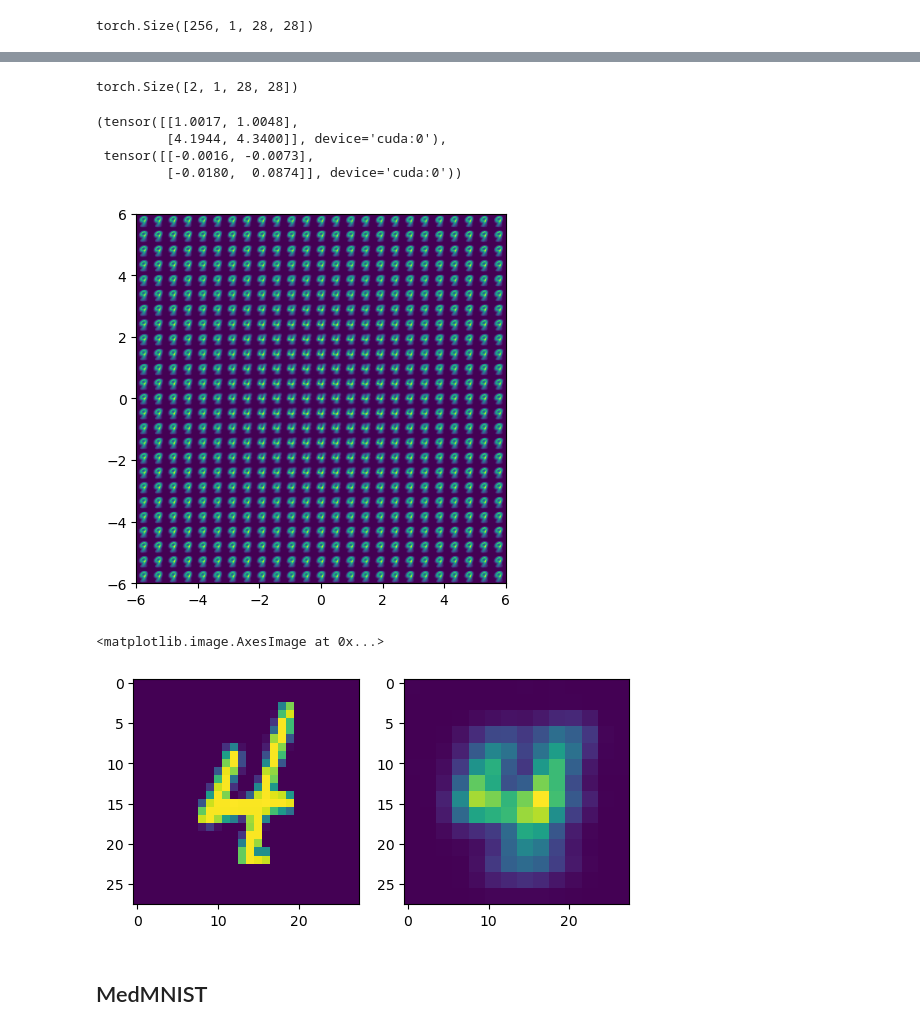
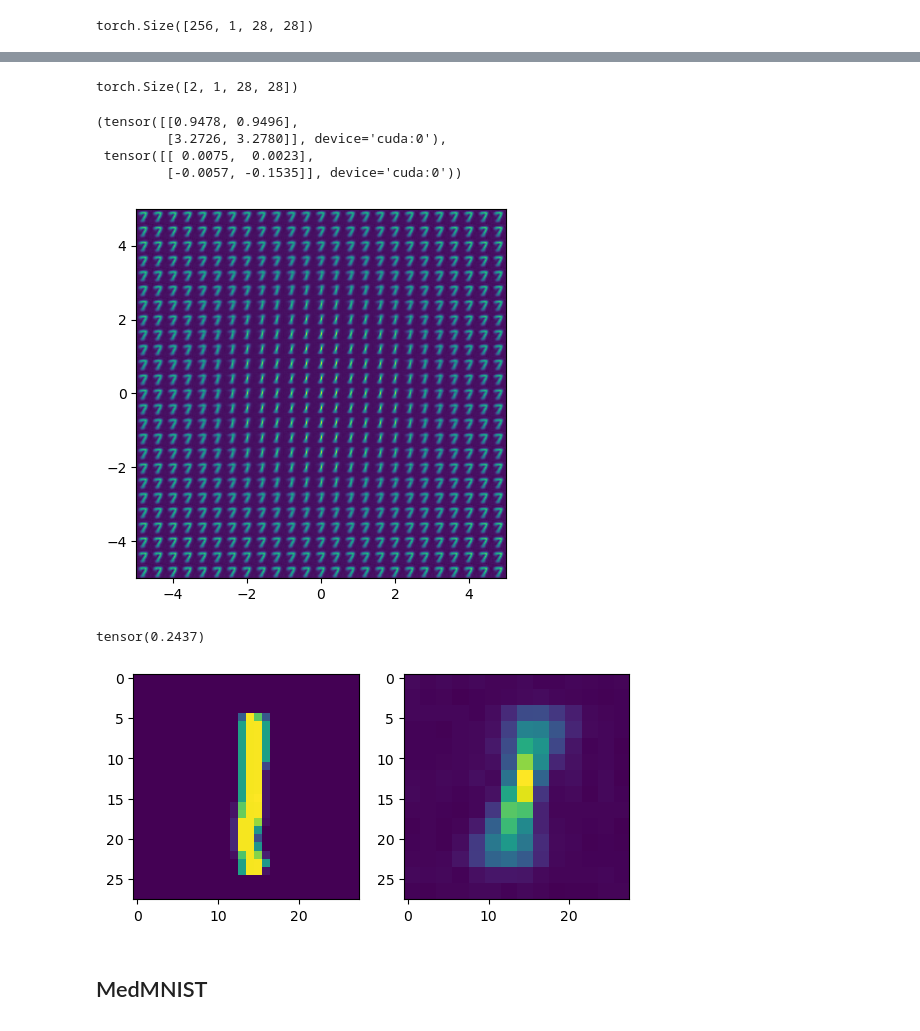
Before and after one commit to SolidusAbi/AnomalyDetection, a Jupyter notebook: notebooks/vae.ipynb, the cells around one changed output, grey strips where cells are left out. Drawn from its saved outputs; the diff is of its cells as text; code cells hidden in the pictures.

```diff
--- a/notebooks/vae.ipynb
+++ b/notebooks/vae.ipynb
@@ -18,11 +18,16 @@ from torchvision.datasets import MNIST
 from torchvision import transforms
 from torch.utils.data import Subset, DataLoader
 
+data_transform = transforms.Compose([
+    transforms.ToTensor(),
+    transforms.Normalize((0.5,), (0.5,))
+])
+
 dataset_full = MNIST('data/', train = True, download = True, transform = transforms.ToTensor())
 # idx = torch.where((dataset_full.targets == 0) | (dataset_full.targets == 2))[0]
-normal_idx = torch.where((dataset_full.targets == 4))[0]
-anomaly_idx = torch.where((dataset_full.targets == 9))[0]
-idx = torch.cat([normal_idx, anomaly_idx[:512]])
+normal_idx = torch.where((dataset_full.targets == 1))[0]
+anomaly_idx = torch.where((dataset_full.targets == 7))[0]
+idx = torch.cat([normal_idx, anomaly_idx[:1024]])
 
 # change labels to 0 and 1, the rest to -1
 dataset_full.targets = torch.ones_like(dataset_full.targets) * -1
@@ -91,7 +96,7 @@ class VariationalEncoder(nn.Linear, VariationalLayer):
     '''
         This implementation is for anomaly detection.
     '''
-    def __init__(self, in_features, out_features, bias=True, sigma_anomaly=5) -> None:
+    def __init__(self, in_features, out_features, bias=True, sigma_anomaly=3) -> None:
         super(VariationalEncoder, self).__init__(in_features, out_features, bias)
         self.log_sigma_weight = Parameter(torch.Tensor(out_features, in_features))
         self.log_sigma_bias = Parameter(torch.Tensor(out_features))
@@ -104,9 +109,9 @@ class VariationalEncoder(nn.Linear, VariationalLayer):
     def forward(self, x: torch.Tensor) -> torch.Tensor:
         mu = F.linear(x, self.weight, self.bias)
         # sigma = torch.exp(F.linear(x, self.log_sigma_weight))
-        # sigma = torch.exp(F.linear(x, self.log_sigma_weight, self.log_sigma_bias))
+        sigma = torch.exp(F.linear(x, self.log_sigma_weight, self.log_sigma_bias))
         # sigma = torch.exp(0.5 * F.linear(x*x, self.log_sigma_weight, self.log_sigma_bias))
-        sigma = torch.exp(0.5 * F.linear(x, self.log_sigma_weight, self.log_sigma_bias))
+        # sigma = torch.exp(0.5 * F.linear(x, self.log_sigma_weight, self.log_sigma_bias))
 
         # if self.training:
         self.mu, self.sigma = mu, sigma
@@ -165,16 +168,16 @@ class VAE(nn.Module):
         conv_out_size = input_size // (2*2)
         self.encoder = nn.Sequential(
             nn.Conv2d(1,8, 3, stride=1, padding=1),
-            # nn.Dropout2d(0.5),
+            nn.Dropout2d(0.2),
             nn.ReLU(),
             nn.MaxPool2d(3, stride=2, padding=1),
             nn.Conv2d(8, 12, 3, stride=1, padding=1),
-            # nn.Dropout2d(0.5),
+            nn.Dropout2d(0.2),
             nn.ReLU(),
             nn.MaxPool2d(3, stride=2, padding=1),
             nn.Flatten(),
             nn.Linear(12*(conv_out_size**2), 128),
-            # nn.Dropout(0.5),
+            nn.Dropout(0.2),
             nn.ReLU(),
         )
 
@@ -182,19 +185,19 @@ class VAE(nn.Module):
 
         self.decoder = nn.Sequential(
             nn.Linear(latent_space, 128),
-            # nn.Dropout(0.5),
+            nn.Dropout(0.1),
             nn.ReLU(),
             nn.Linear(128, 12*(conv_out_size**2)),
-            # nn.Dropout(0.5),
+            nn.Dropout(0.1),
             nn.ReLU(),
             nn.Unflatten(1, (12, conv_out_size, conv_out_size)),
             nn.Conv2d(12, 8, 3, stride=1, padding=1),
-            # nn.Dropout2d(0.5),
+            nn.Dropout2d(0.1),
             nn.ReLU(),
             nn.Upsample(scale_factor=2),
             nn.Conv2d(8, 1, 3, stride=1, padding=1),
             nn.Upsample(scale_factor=2),
-            nn.Sigmoid()
+            # nn.Sigmoid()
         )
 
 
@@ -302,10 +321,10 @@ with torch.no_grad():
 model.botleneck.sigma.detach(), model.botleneck.mu.detach()
 # %% [output]
 torch.Size([2, 1, 28, 28])
-(tensor([[1.0017, 1.0048],
-         [4.1944, 4.3400]], device='cuda:0'),
- tensor([[-0.0016, -0.0073],
-         [-0.0180,  0.0874]], device='cuda:0'))
+(tensor([[0.9478, 0.9496],
+         [3.2726, 3.2780]], device='cuda:0'),
+ tensor([[ 0.0075,  0.0023],
+         [-0.0057, -0.1535]], device='cuda:0'))
 # %%
 import numpy as np
 def plot_reconstructed(autoencoder, r0=(-10, 10), r1=(-10, 10), n=12):
@@ -320,19 +339,23 @@ def plot_reconstructed(autoencoder, r0=(-10, 10), r1=(-10, 10), n=12):
     plt.imshow(img, extent=[*r0, *r1])
 # %%
 model.eval()
-plot_reconstructed(model.to(device), r0=(-6, 6), r1=(-6, 6), n=25)
+plot_reconstructed(model.to(device), r0=(-5, 5), r1=(-5, 5), n=25)
 # %% [output]
-[figure, old version]
+[figure, new version]
 # %%
 x = next(iter(train_loader))[0]
 plt.subplot(1,2,1)
 plt.imshow(x[0,0])
 
+x_hat = torch.sigmoid(model(x.cuda()).detach().cpu())
+
 plt.subplot(1,2,2)
-plt.imshow(model(x.cuda()).detach().cpu()[0,0])
+plt.imshow(x_hat[0,0])
+
+mse_loss(x, x_hat)
 # %% [output]
-<matplotlib.image.AxesImage at 0x...>
+tensor(0.2437)
-[figure, old version]
+[figure, new version]
 # %% [markdown]
 ## MedMNIST
 # %%
```
Also changed, not shown: parts of 23 cells of this notebook.
